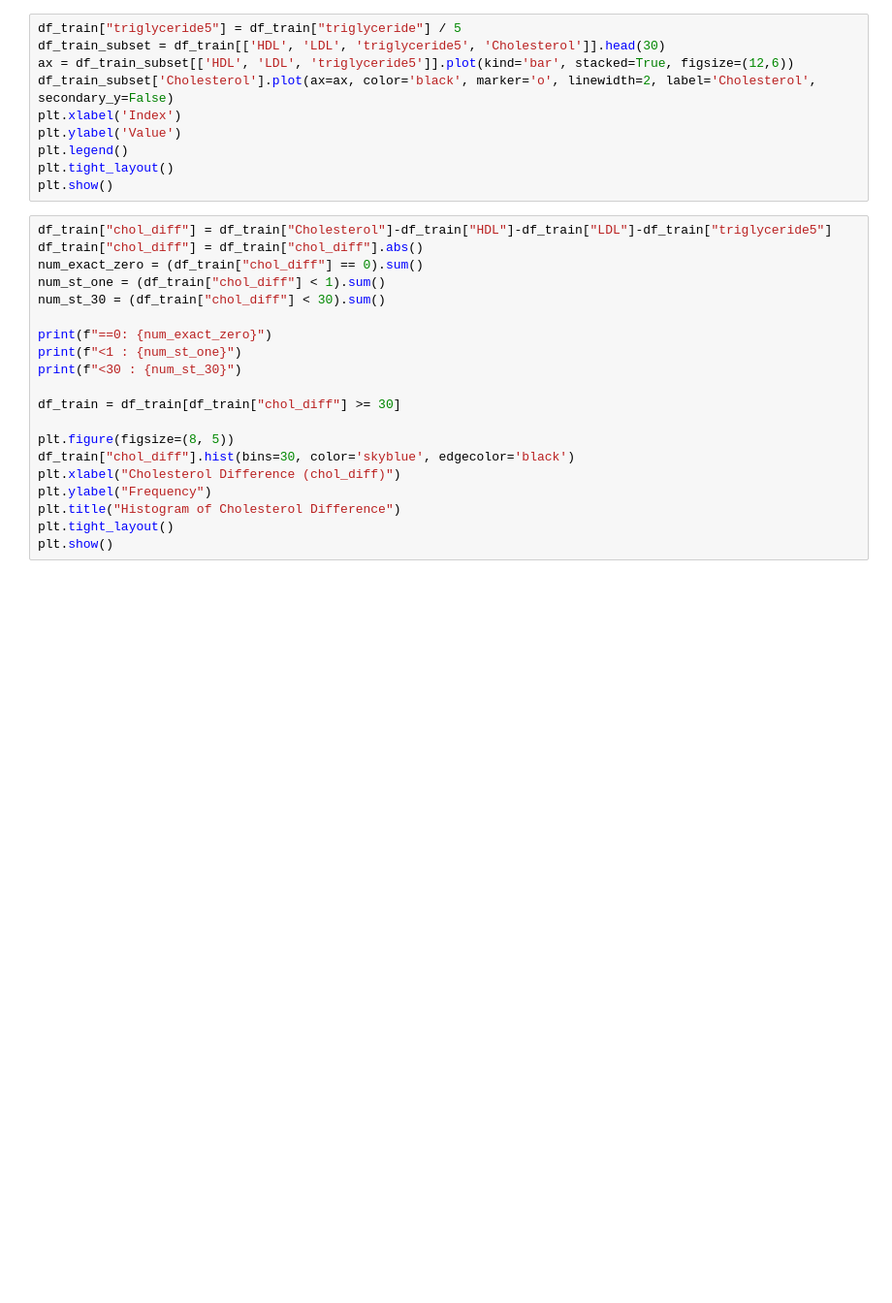
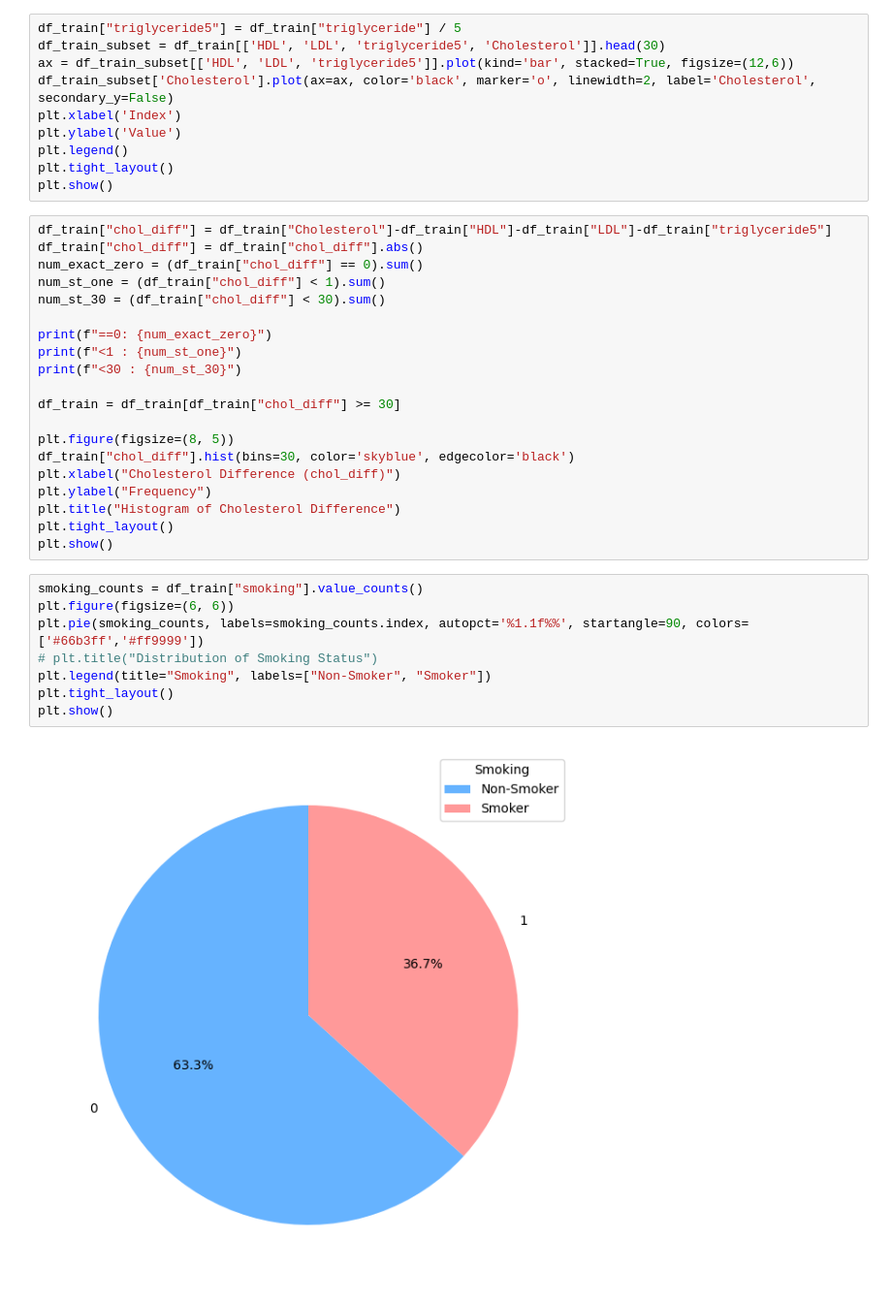
Before and after one commit to jonaRumberg/datascienceportfolio, a Jupyter notebook: maxO.ipynb, the cells around one changed output. Shown at 97% size. Saved outputs shown, nothing was run; the diff lists cells and outputs as text; blank space fills up the shorter version.

```diff
--- a/maxO.ipynb
+++ b/maxO.ipynb
@@ -34,3 +34,13 @@ plt.ylabel("Frequency")
 plt.title("Histogram of Cholesterol Difference")
 plt.tight_layout()
 plt.show()
+# %%
+smoking_counts = df_train["smoking"].value_counts()
+plt.figure(figsize=(6, 6))
+plt.pie(smoking_counts, labels=smoking_counts.index, autopct='%1.1f%%', startangle=90, colors=['#66b3ff','#ff9999'])
+# plt.title("Distribution of Smoking Status")
+plt.legend(title="Smoking", labels=["Non-Smoker", "Smoker"])
+plt.tight_layout()
+plt.show()
+# %% [output]
+[figure, added]
```
Also changed, not shown: parts of 2 cells of this notebook, 1 other file.
